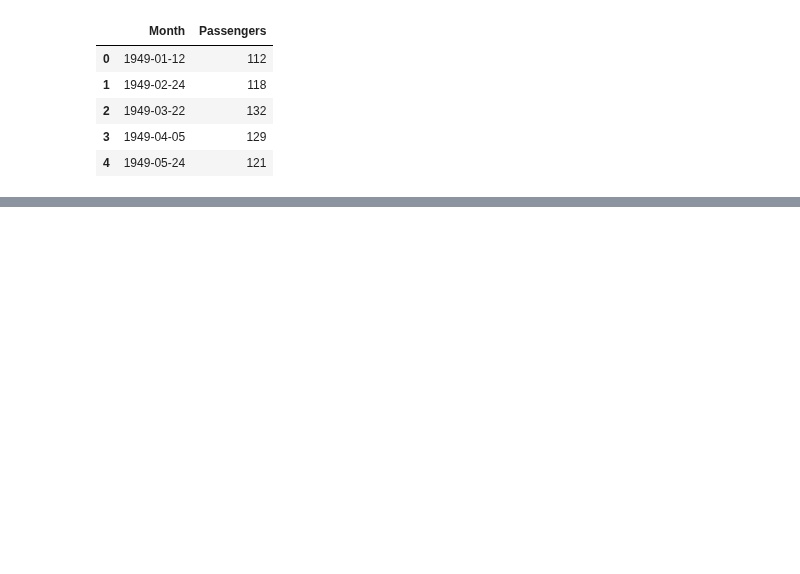
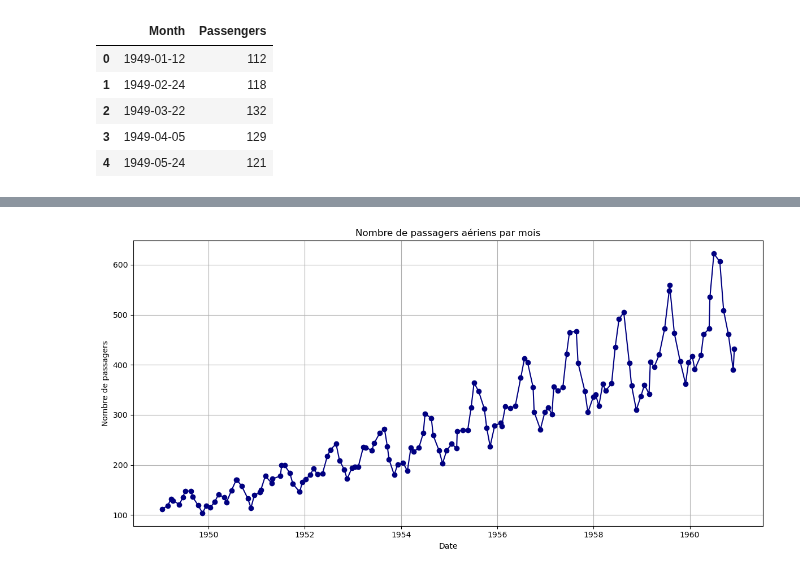
Before and after one commit to rosanajurdi/Data_Visualization_Course, a Jupyter notebook: lab-sessions/lab6-Visualization_of_temporelle_data_via_Bokeh.ipynb, the cells around one changed output, grey strips where cells are left out. Saved outputs shown, nothing was run; the diff lists cells and outputs as text; code cells hidden in the pictures; blank space fills up the shorter version.

```diff
--- a/lab-sessions/lab6-Visualization_of_temporelle_data_via_Bokeh.ipynb
+++ b/lab-sessions/lab6-Visualization_of_temporelle_data_via_Bokeh.ipynb
@@ -110,3 +110,24 @@ show(p)
 [interactive output not drawn]
 [interactive output not drawn]
 [interactive output not drawn]
+# %%
+import pandas as pd
+import matplotlib.pyplot as plt
+
+# Chargement et préparation des données
+url = "https://raw.githubusercontent.com/rosanajurdi/Data_Visualization_Course/main/lab-sessions/datasets/AirPassengersDates.csv"
+df = pd.read_csv(url)
+df.rename(columns={'Date': 'Month', '#Passengers': 'Passengers'}, inplace=True)
+df['Month'] = pd.to_datetime(df['Month'])
+
+# Tracé avec Matplotlib
+plt.figure(figsize=(12, 6))
+plt.plot(df['Month'], df['Passengers'], marker='o', linestyle='-', color='navy')
+plt.title("Nombre de passagers aériens par mois")
+plt.xlabel("Date")
+plt.ylabel("Nombre de passagers")
+plt.grid(True)
+plt.tight_layout()
+plt.show()
+# %% [output]
+[figure, added]
```
